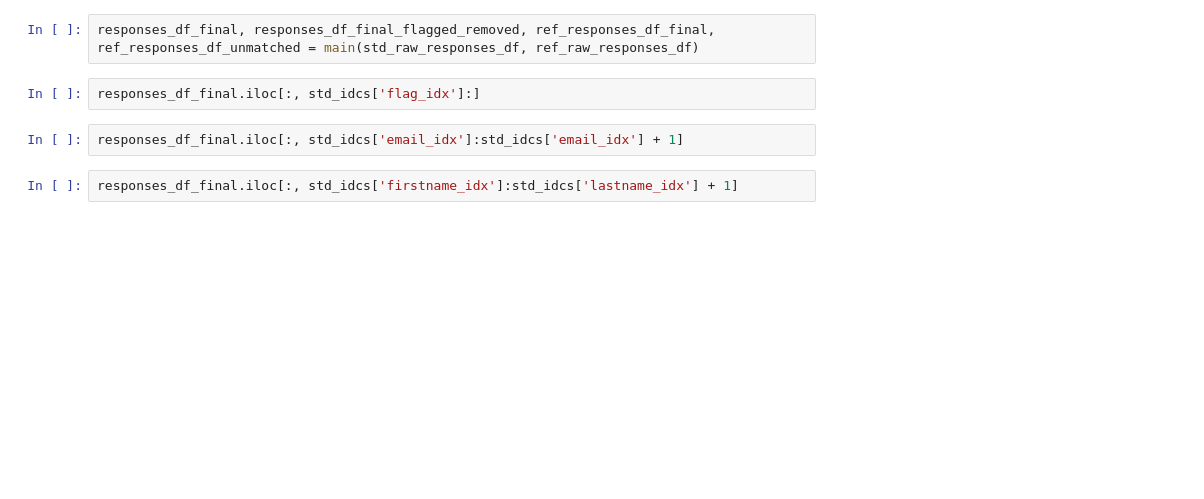
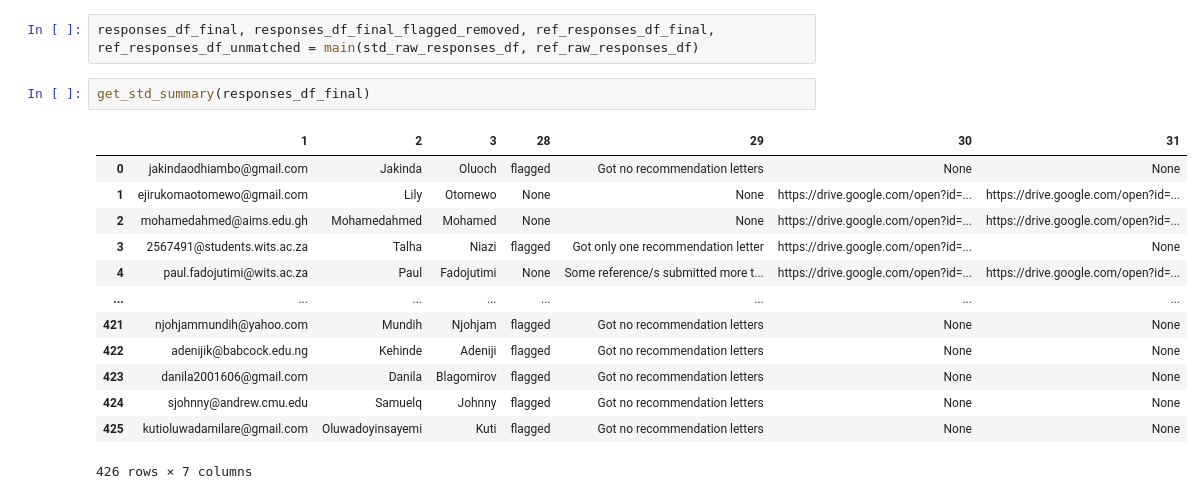
Before and after one commit to trendinafrica/student_selection_process_automation, a Jupyter notebook: main.ipynb, the cells around one changed output. Saved outputs shown, nothing was run; the diff lists cells and outputs as text; blank space fills up the shorter version.

```diff
--- a/main.ipynb
+++ b/main.ipynb
@@ -664,10 +795,20 @@ def main(std_responses_df, ref_responses_df):
 # %%
 responses_df_final, responses_df_final_flagged_removed, ref_responses_df_final, ref_responses_df_unmatched = main(std_raw_responses_df, ref_raw_responses_df)
 # %%
-responses_df_final.iloc[:, std_idcs['flag_idx']:]
+get_std_summary(responses_df_final)
+# %% [output]
+|  | 1 | 2 | 3 | 28 | 29 | 30 | 31 |
+| 0 | jakindaodhiambo@gmail.com | Jakinda | Oluoch | flagged | Got no recommendation letters | None | None |
+| 1 | ejirukomaotomewo@gmail.com | Lily | Otomewo | None | None | https://drive.google.com/open?id=... | https://drive.google.com/open?id=... |
+| 2 | mohamedahmed@aims.edu.gh | Mohamedahmed | Mohamed | None | None | https://drive.google.com/open?id=... | https://drive.google.com/open?id=... |
+| 3 | 2567491@students.wits.ac.za | Talha | Niazi | flagged | Got only one recommendation letter | https://drive.google.com/open?id=... | None |
+| 4 | paul.fadojutimi@wits.ac.za | Paul | Fadojutimi | None | Some reference/s submitted more t... | https://drive.google.com/open?id=... | https://drive.google.com/open?id=... |
+| ... | ... | ... | ... | ... | ... | ... | ... |
+| 421 | njohjammundih@yahoo.com | Mundih | Njohjam | flagged | Got no recommendation letters | None | None |
+| 422 | adenijik@babcock.edu.ng | Kehinde | Adeniji | flagged | Got no recommendation letters | None | None |
+| 423 | danila2001606@gmail.com | Danila | Blagomirov | flagged | Got no recommendation letters | None | None |
+| 424 | sjohnny@andrew.cmu.edu | Samuelq | Johnny | flagged | Got no recommendation letters | None | None |
+| 425 | kutioluwadamilare@gmail.com | Oluwadoyinsayemi | Kuti | flagged | Got no recommendation letters | None | None |
+426 rows × 7 columns
-# %%
-responses_df_final.iloc[:, std_idcs['email_idx']:std_idcs['email_idx'] + 1]
-# %%
-responses_df_final.iloc[:, std_idcs['firstname_idx']:std_idcs['lastname_idx'] + 1]
 # %%
 ref_responses_df_final
```
Also changed, not shown: parts of 19 cells of this notebook, 2 other files.
